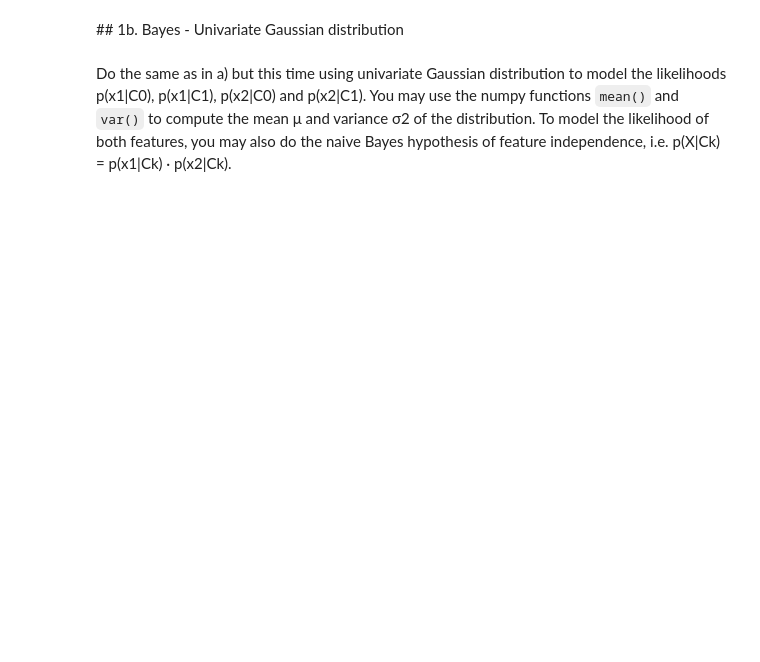
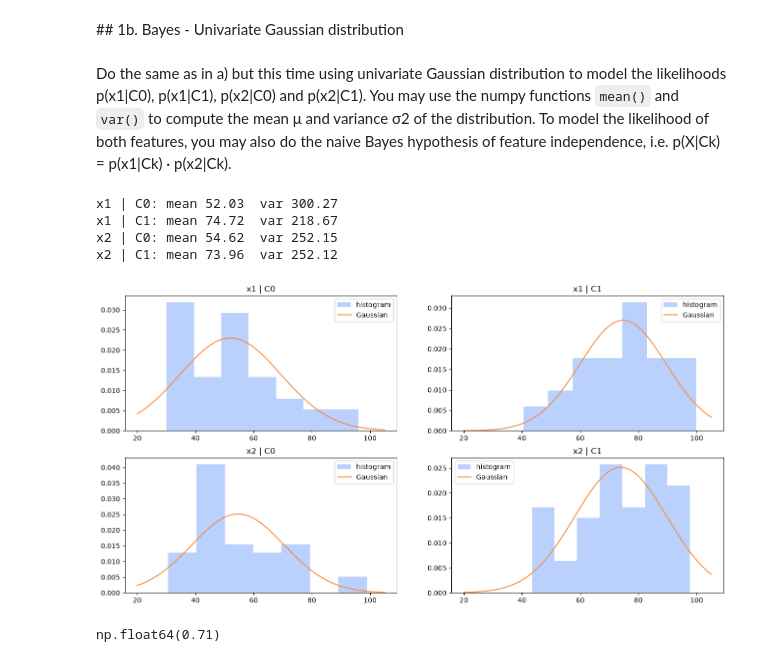
Before and after one commit to NoeBerdoz/FTP_MachLe, a Jupyter notebook: PW3/pw_resources/ex1-bayes-20260929/ex1-bayes-stud.ipynb, the cells around one changed output. Saved outputs shown, nothing was run; the diff lists cells and outputs as text; code cells hidden in the pictures; blank space fills up the shorter version.

```diff
--- a/PW3/pw_resources/ex1-bayes-20260929/ex1-bayes-stud.ipynb
+++ b/PW3/pw_resources/ex1-bayes-20260929/ex1-bayes-stud.ipynb
@@ -92,4 +217,5 @@ Do the same as in a) but this time using univariate Gaussian distribution to mod
 def likelihood_univariate_gaussian(x: float, mean: float, var: float) -> float:
     # TODO: compute likelihoods from histograms outputs
 
-    return ...
+    # Gaussian probability density function
+    return 1 / math.sqrt(2 * math.pi * var) * math.exp(-(x - mean) ** 2 / (2 * var))
@@ -105,0 +222,64 @@ accuracy_score(y_test, y_pred)
+# %%
+# TODO: Compute mean and variance for each classes and each features (8 values)
+
+mean_x1_c0 = np.mean(x1_c0)
+var_x1_c0 = np.var(x1_c0)
+mean_x1_c1 = np.mean(x1_c1)
+var_x1_c1 = np.var(x1_c1)
+mean_x2_c0 = np.mean(x2_c0)
+var_x2_c0 = np.var(x2_c0)
+mean_x2_c1 = np.mean(x2_c1)
+var_x2_c1 = np.var(x2_c1)
+
+print("x1 | C0: mean", round(mean_x1_c0, 2), " var", round(var_x1_c0, 2))
+print("x1 | C1: mean", round(mean_x1_c1, 2), " var", round(var_x1_c1, 2))
+print("x2 | C0: mean", round(mean_x2_c0, 2), " var", round(var_x2_c0, 2))
+print("x2 | C1: mean", round(mean_x2_c1, 2), " var", round(var_x2_c1, 2))
+
+# histogram (as a density) and Gaussian, on the same axes
+x_axis = np.linspace(20, 105, 300)  # 300 scores between 20 and 105, to draw smooth curves
+
+features = [x1_c0, x1_c1, x2_c0, x2_c1]
+means = [mean_x1_c0, mean_x1_c1, mean_x2_c0, mean_x2_c1]
+variances = [var_x1_c0, var_x1_c1, var_x2_c0, var_x2_c1]
+titles = ["x1 | C0", "x1 | C1", "x2 | C0", "x2 | C1"]
+
+plt.figure(figsize=(16,8))
+
+for n in range(4):
+    plt.subplot(2, 2, n + 1)
+    # density=True gives the same values as likelihood_hist
+    density, edges = np.histogram(features[n], bins="auto", density=True)
+    plt.stairs(density, edges, fill=True, alpha=0.4, label="histogram")
+    curve = []
+    for x in x_axis:
+        curve.append(likelihood_univariate_gaussian(x, means[n], variances[n]))
+    plt.plot(x_axis, curve, label="Gaussian")
+    plt.title(titles[n])
+    plt.legend()
+
+plt.show()
+# %% [output]
+x1 | C0: mean 52.03  var 300.27
+x1 | C1: mean 74.72  var 218.67
+x2 | C0: mean 54.62  var 252.15
+x2 | C1: mean 73.96  var 252.12
+[figure, added]
+# %%
+# TODO: predict on test set in the 3 cases
+
+# case 1: only feature x1
+y_pred = []
+
+for i in range(len(X_test)):
+    x1 = X_test["x1"][i]
+    score_c0 = likelihood_univariate_gaussian(x1, mean_x1_c0, var_x1_c0) * prior_c0
+    score_c1 = likelihood_univariate_gaussian(x1, mean_x1_c1, var_x1_c1) * prior_c1
+    if score_c1 > score_c0:
+        y_pred.append(1)
+    else:
+        y_pred.append(0)
+
+accuracy_score(y_test, y_pred)
+# %% [output]
+np.float64(0.71)
```
Also changed, not shown: parts of 19 cells of this notebook.
